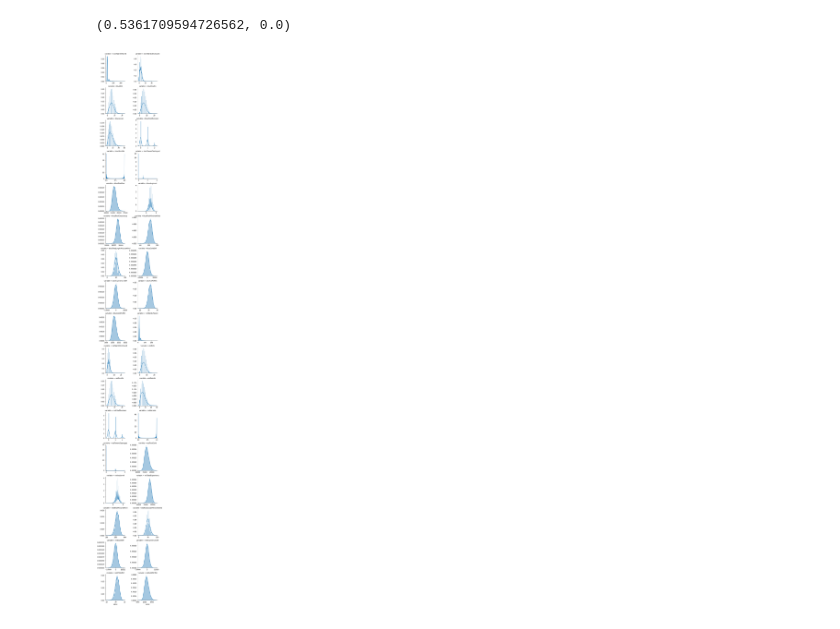
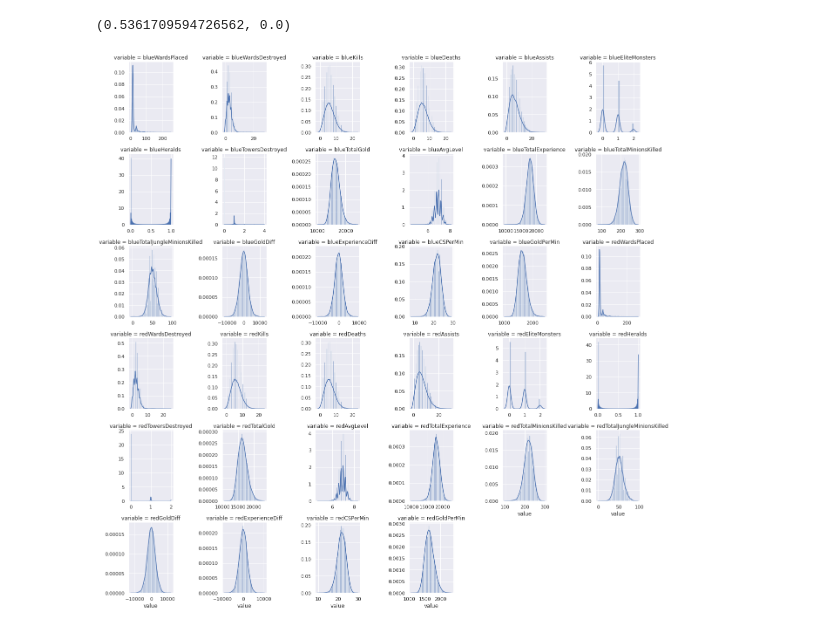
Before and after one commit to nilberthsouza/league-of-legends-analisys, a Jupyter notebook: explorationLeagueofLegendsDS.ipynb, the cells around one changed output. Drawn from its saved outputs; the diff is of its cells as text; code cells hidden in the pictures.

Commit message:
Facegrid to 6 grids

```diff
--- a/explorationLeagueofLegendsDS.ipynb
+++ b/explorationLeagueofLegendsDS.ipynb
@@ -164,10 +164,10 @@ stats.shapiro(df.blueWardsPlaced)
 (0.5361709594726562, 0.0)
 # %%
 f = pd.melt(df, value_vars=quantitative)
-g = sns.FacetGrid(f, col="variable",  col_wrap=2, sharex=False, sharey=False)
+g = sns.FacetGrid(f, col="variable",  col_wrap=6, sharex=False, sharey=False)
 g = g.map(sns.distplot, "value")
 # %% [output]
-[figure, old version]
+[figure, new version]
 # %%
 for c in qualitative:
     df[c] = df[c].astype('category')
```
Also changed, not shown: parts of 12 cells of this notebook.
